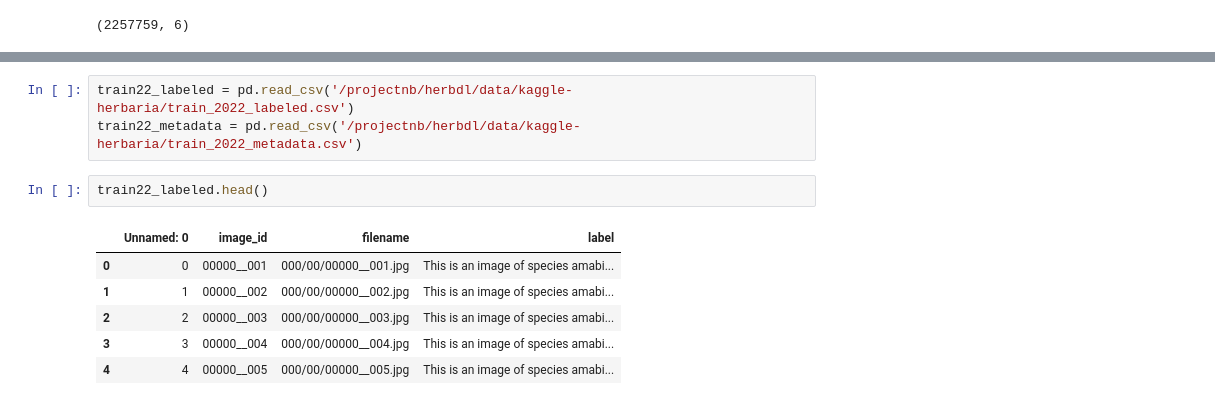
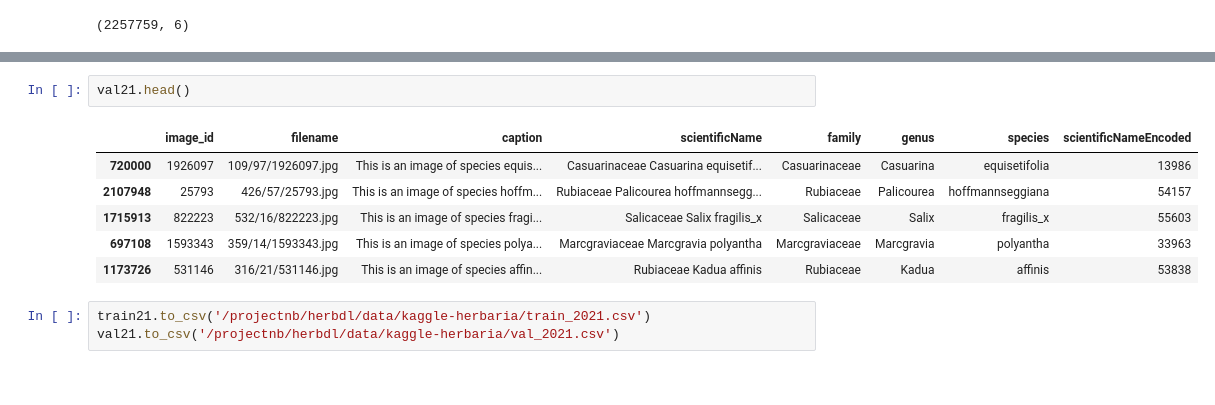
Before and after one commit to DL4DS/herbdl, a Jupyter notebook: utils/labeling.ipynb, the cells around one changed output, grey strips where cells are left out. Drawn from its saved outputs; the diff is of its cells as text.

```diff
--- a/utils/labeling.ipynb
+++ b/utils/labeling.ipynb
@@ -177,12 +210,12 @@ labeled_df
+# %%
+val21.head()
+# %% [output]
+|  | image_id | filename | caption | scientificName | family | genus | species | scientificNameEncoded |
+| 720000 | 1926097 | 109/97/1926097.jpg | This is an image of species equis... | Casuarinaceae Casuarina equisetif... | Casuarinaceae | Casuarina | equisetifolia | 13986 |
+| 2107948 | 25793 | 426/57/25793.jpg | This is an image of species hoffm... | Rubiaceae Palicourea hoffmannsegg... | Rubiaceae | Palicourea | hoffmannseggiana | 54157 |
+| 1715913 | 822223 | 532/16/822223.jpg | This is an image of species fragi... | Salicaceae Salix fragilis_x | Salicaceae | Salix | fragilis_x | 55603 |
+| 697108 | 1593343 | 359/14/1593343.jpg | This is an image of species polya... | Marcgraviaceae Marcgravia polyantha | Marcgraviaceae | Marcgravia | polyantha | 33963 |
+| 1173726 | 531146 | 316/21/531146.jpg | This is an image of species affin... | Rubiaceae Kadua affinis | Rubiaceae | Kadua | affinis | 53838 |
 # %%
-train22_labeled = pd.read_csv('/projectnb/herbdl/data/kaggle-herbaria/train_2022_labeled.csv')
-train22_metadata = pd.read_csv('/projectnb/herbdl/data/kaggle-herbaria/train_2022_metadata.csv')
+train21.to_csv('/projectnb/herbdl/data/kaggle-herbaria/train_2021.csv')
+val21.to_csv('/projectnb/herbdl/data/kaggle-herbaria/val_2021.csv')
-# %%
-train22_labeled.head()
-# %% [output]
-|  | Unnamed: 0 | image_id | filename | label |
-| 0 | 0 | 00000__001 | 000/00/00000__001.jpg | This is an image of species amabi... |
-| 1 | 1 | 00000__002 | 000/00/00000__002.jpg | This is an image of species amabi... |
-| 2 | 2 | 00000__003 | 000/00/00000__003.jpg | This is an image of species amabi... |
-| 3 | 3 | 00000__004 | 000/00/00000__004.jpg | This is an image of species amabi... |
-| 4 | 4 | 00000__005 | 000/00/00000__005.jpg | This is an image of species amabi... |
```
Also changed, not shown: parts of 19 cells of this notebook, 3 other files.
